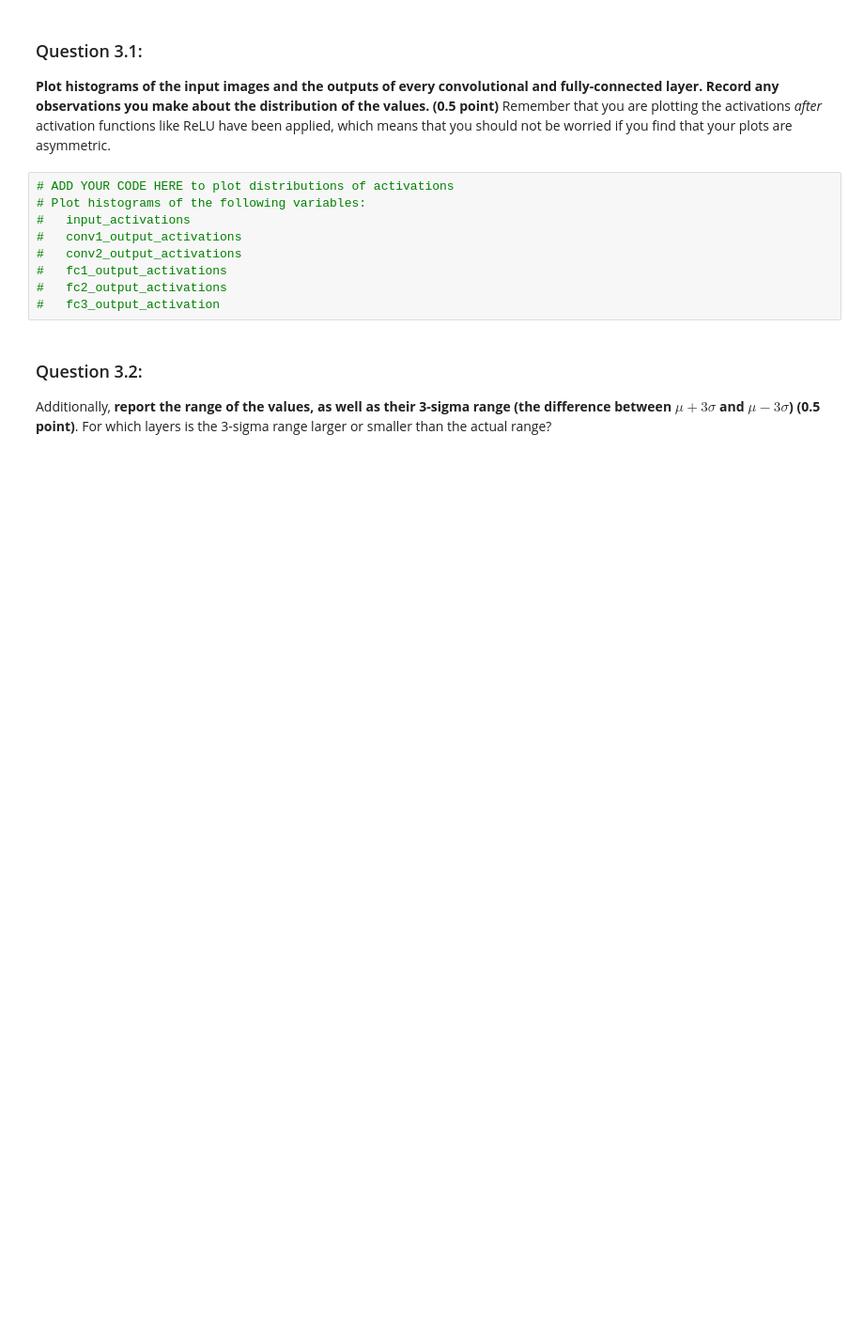
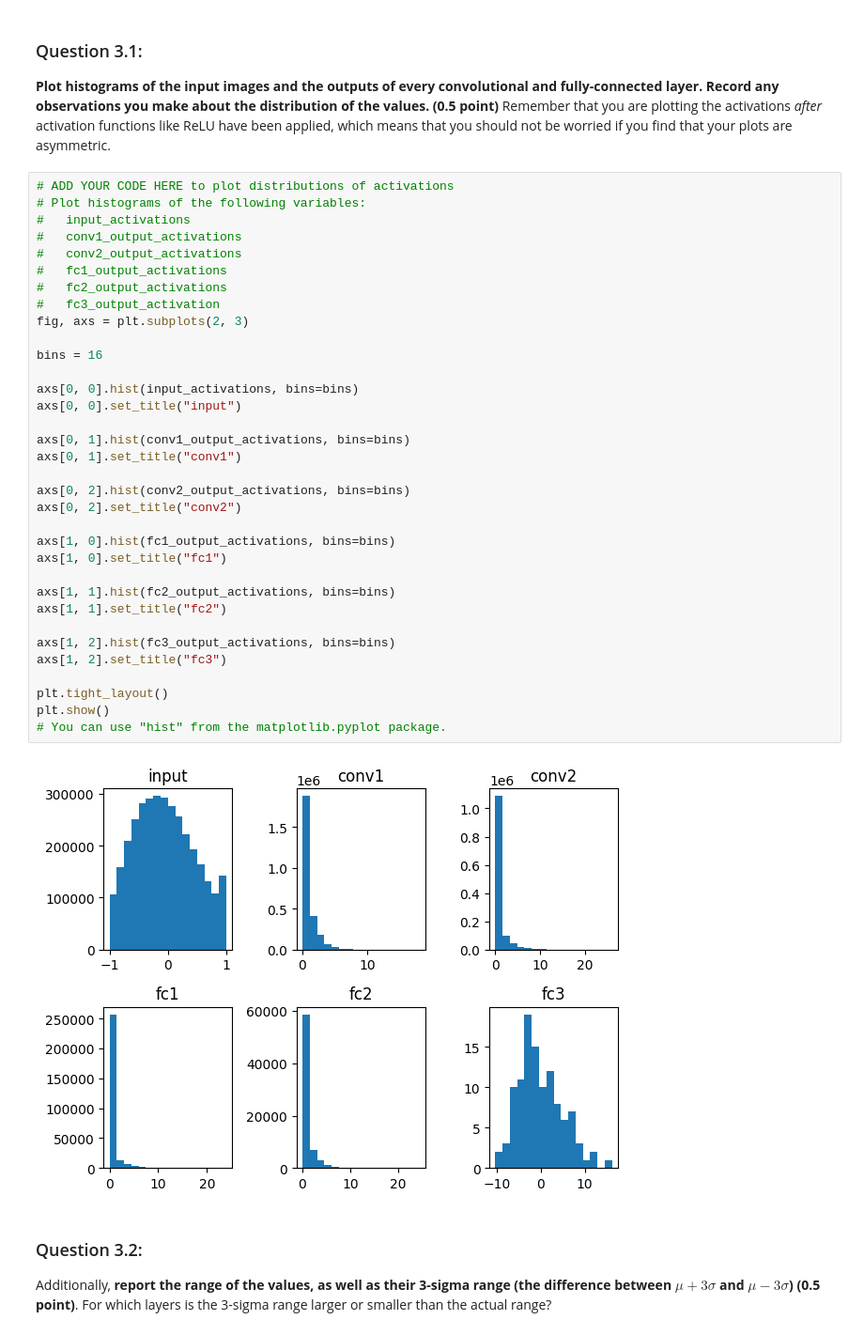
Before and after one commit to euphgh/ee219-lab, a Jupyter notebook: Lab2.ipynb, the cells around one changed output. Shown at 94% size. Saved outputs shown, nothing was run; the diff lists cells and outputs as text; blank space fills up the shorter version.

Commit message:
dev: finish Question3, print hist and 3-sigma

```diff
--- a/Lab2.ipynb
+++ b/Lab2.ipynb
@@ -446,15 +459,42 @@ fc3_output_activations = net_q3.fc3.activations
 
 **Plot histograms of the input images and the outputs of every convolutional and fully-connected layer.
 Record any observations you make about the distribution of the values. (0.5 point)** Remember that you are plotting the activations *after* activation functions like ReLU have been applied, which means that you should not be worried if you find that your plots are asymmetric.
-# %%
-# ADD YOUR CODE HERE to plot distributions of activations
-# Plot histograms of the following variables:
-#   input_activations
-#   conv1_output_activations
-#   conv2_output_activations
-#   fc1_output_activations
-#   fc2_output_activations
-#   fc3_output_activation
+# %%
+# ADD YOUR CODE HERE to plot distributions of activations
+# Plot histograms of the following variables:
+#   input_activations
+#   conv1_output_activations
+#   conv2_output_activations
+#   fc1_output_activations
+#   fc2_output_activations
+#   fc3_output_activation
+fig, axs = plt.subplots(2, 3)
+
+bins = 16
+
+axs[0, 0].hist(input_activations, bins=bins)
+axs[0, 0].set_title("input")
+
+axs[0, 1].hist(conv1_output_activations, bins=bins)
+axs[0, 1].set_title("conv1")
+
+axs[0, 2].hist(conv2_output_activations, bins=bins)
+axs[0, 2].set_title("conv2")
+
+axs[1, 0].hist(fc1_output_activations, bins=bins)
+axs[1, 0].set_title("fc1")
+
+axs[1, 1].hist(fc2_output_activations, bins=bins)
+axs[1, 1].set_title("fc2")
+
+axs[1, 2].hist(fc3_output_activations, bins=bins)
+axs[1, 2].set_title("fc3")
+
+plt.tight_layout()
+plt.show()
+# You can use "hist" from the matplotlib.pyplot package.
+# %% [output]
+[figure, added]
 # %% [markdown]
 ### Question 3.2:
 
```
Also changed, not shown: parts of 8 cells of this notebook.
